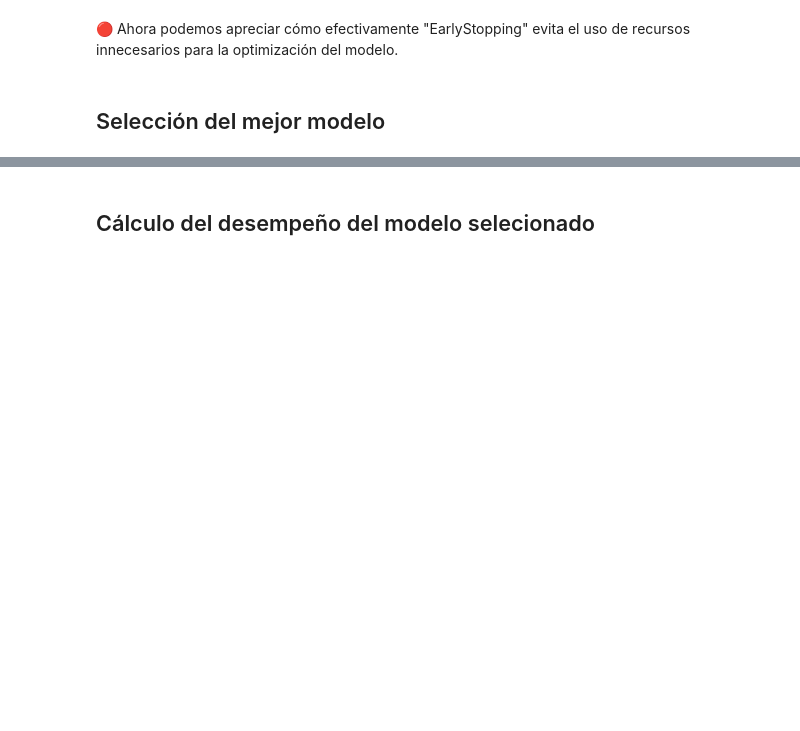
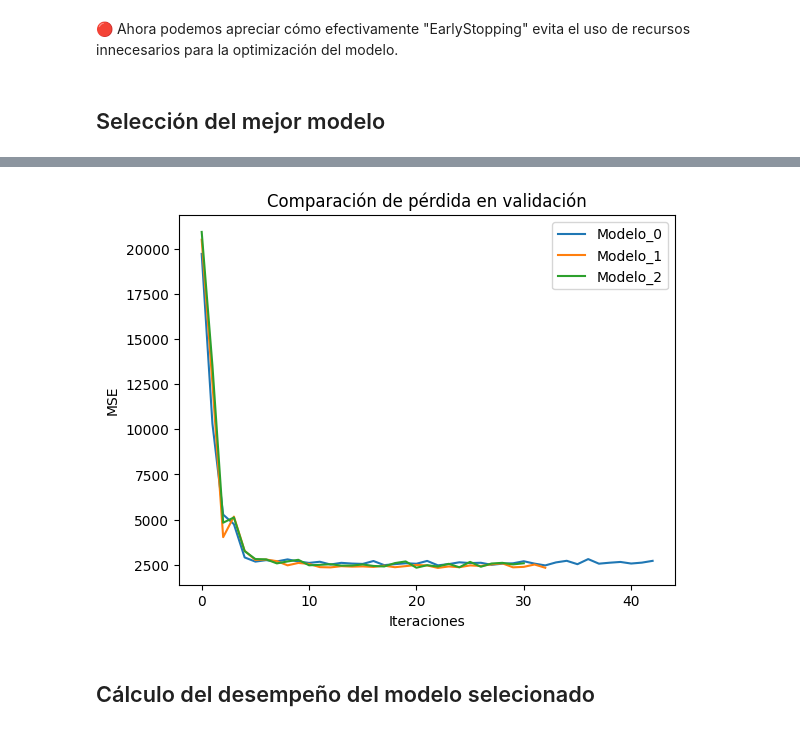
Before and after one commit to Alexgit999/Intro_IA_UE, a Jupyter notebook: Actividad_5_Red_Neuronal_Secuencial.ipynb, the cells around one changed output, grey strips where cells are left out. Drawn from its saved outputs; the diff is of its cells as text; code cells hidden in the pictures; blank space fills up the shorter version.

```diff
--- a/Actividad_5_Red_Neuronal_Secuencial.ipynb
+++ b/Actividad_5_Red_Neuronal_Secuencial.ipynb
@@ -344,2 +381,42 @@ plt.show()
+# %%
+# Entrenar modelos (con EarlyStopping):
+
+from tensorflow.keras.callbacks import EarlyStopping
+from tensorflow.keras.models import load_model
+
+
+early_stop = EarlyStopping(monitor='val_loss', patience=10, restore_best_weights=True)
+
+history_0 = model_0.fit(
+    X_train_s, y_train,
+    epochs=epochs,
+    batch_size=batch_size,
+    validation_data=(X_val_s, y_val),
+    callbacks=[early_stop],
+    verbose=0   # Evitamos el output
+)
+
+history_2 = model_2.fit(
+    X_train_s, y_train,
+    epochs=epochs,
+    batch_size=batch_size,
+    validation_data=(X_val_s, y_val),
+    callbacks=[early_stop],
+    verbose=0   # Evitamos el output
+)
+# %%
+import matplotlib.pyplot as plt
+
+# Graficar pérdida de validación
+plt.plot(history_0.history['val_loss'], label='Modelo_0')
+plt.plot(history_1.history['val_loss'], label='Modelo_1')
+plt.plot(history_2.history['val_loss'], label='Modelo_2')
+plt.title('Comparación de pérdida en validación')
+plt.xlabel('Iteraciones')
+plt.ylabel('MSE')
+plt.legend()
+plt.show()
+# %% [output]
+[figure, added]
 # %% [markdown]
 ## Cálculo del desempeño del modelo selecionado
```
Also changed, not shown: parts of 12 cells of this notebook.
